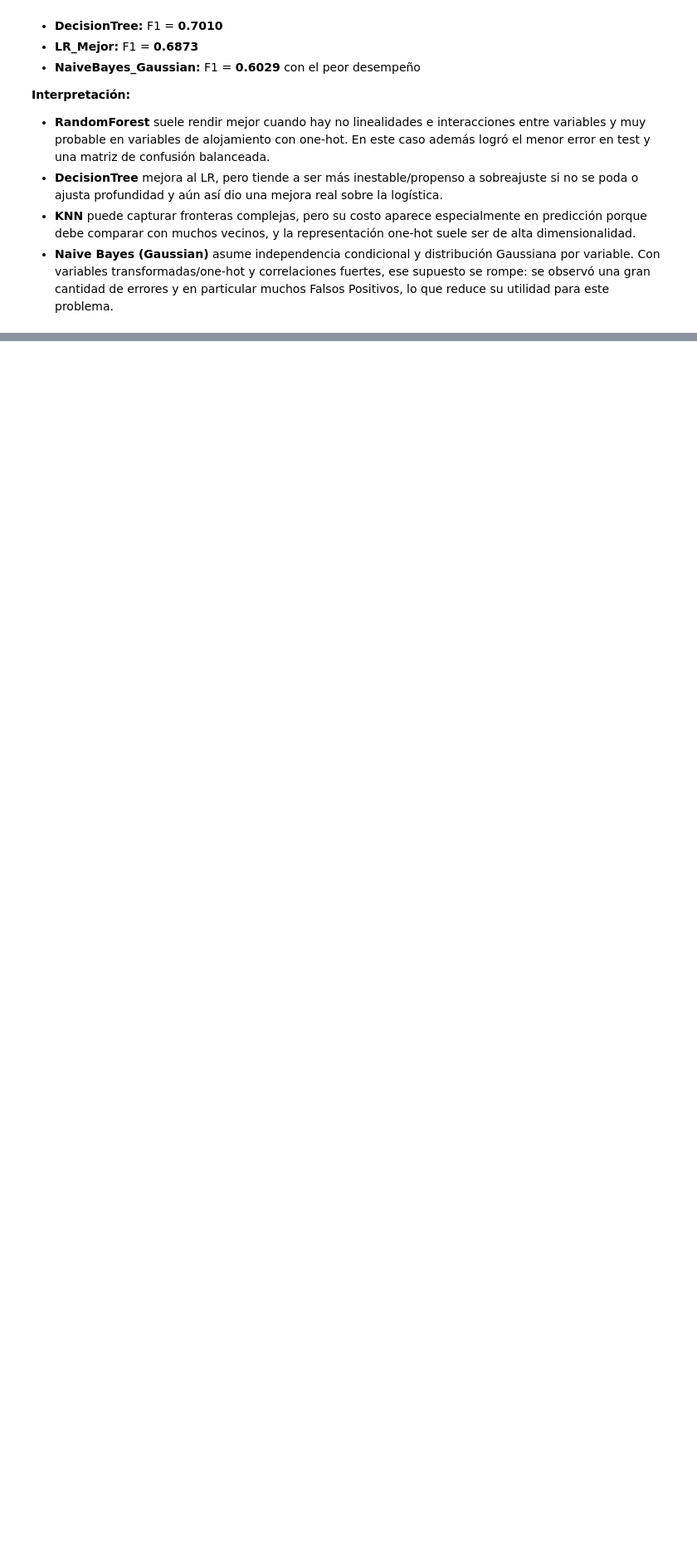
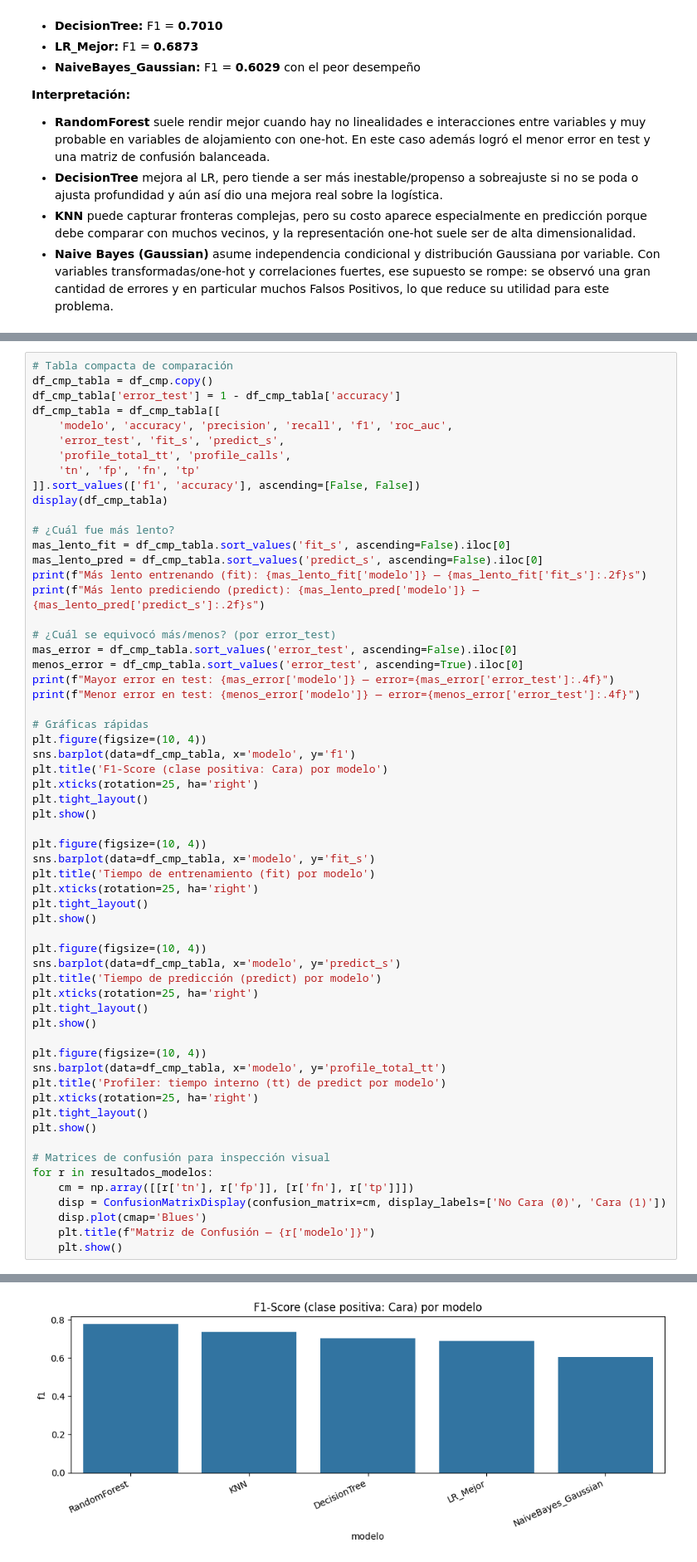
Before and after one commit to Vann06/Mineria_Datos, a Jupyter notebook: Regresion_Logistica.ipynb, the cells around one changed output, grey strips where cells are left out. Shown at 83% size. Cells and saved outputs as stored; diff of their text form; blank space fills up the shorter version.

```diff
--- a/Regresion_Logistica.ipynb
+++ b/Regresion_Logistica.ipynb
@@ -852,0 +863,61 @@ Manteniendo la misma variable respuesta que es_cara y los mismos predictores + p
+# %%
+# Tabla compacta de comparación
+df_cmp_tabla = df_cmp.copy()
+df_cmp_tabla['error_test'] = 1 - df_cmp_tabla['accuracy']
+df_cmp_tabla = df_cmp_tabla[[
+    'modelo', 'accuracy', 'precision', 'recall', 'f1', 'roc_auc',
+    'error_test', 'fit_s', 'predict_s',
+    'profile_total_tt', 'profile_calls',
+    'tn', 'fp', 'fn', 'tp'
+]].sort_values(['f1', 'accuracy'], ascending=[False, False])
+display(df_cmp_tabla)
+
+# ¿Cuál fue más lento?
+mas_lento_fit = df_cmp_tabla.sort_values('fit_s', ascending=False).iloc[0]
+mas_lento_pred = df_cmp_tabla.sort_values('predict_s', ascending=False).iloc[0]
+print(f"Más lento entrenando (fit): {mas_lento_fit['modelo']} — {mas_lento_fit['fit_s']:.2f}s")
+print(f"Más lento prediciendo (predict): {mas_lento_pred['modelo']} — {mas_lento_pred['predict_s']:.2f}s")
+
+# ¿Cuál se equivocó más/menos? (por error_test)
+mas_error = df_cmp_tabla.sort_values('error_test', ascending=False).iloc[0]
+menos_error = df_cmp_tabla.sort_values('error_test', ascending=True).iloc[0]
+print(f"Mayor error en test: {mas_error['modelo']} — error={mas_error['error_test']:.4f}")
+print(f"Menor error en test: {menos_error['modelo']} — error={menos_error['error_test']:.4f}")
+
+# Gráficas rápidas
+plt.figure(figsize=(10, 4))
+sns.barplot(data=df_cmp_tabla, x='modelo', y='f1')
+plt.title('F1-Score (clase positiva: Cara) por modelo')
+plt.xticks(rotation=25, ha='right')
+plt.tight_layout()
+plt.show()
+
+plt.figure(figsize=(10, 4))
+sns.barplot(data=df_cmp_tabla, x='modelo', y='fit_s')
+plt.title('Tiempo de entrenamiento (fit) por modelo')
+plt.xticks(rotation=25, ha='right')
+plt.tight_layout()
+plt.show()
+
+plt.figure(figsize=(10, 4))
+sns.barplot(data=df_cmp_tabla, x='modelo', y='predict_s')
+plt.title('Tiempo de predicción (predict) por modelo')
+plt.xticks(rotation=25, ha='right')
+plt.tight_layout()
+plt.show()
+
+plt.figure(figsize=(10, 4))
+sns.barplot(data=df_cmp_tabla, x='modelo', y='profile_total_tt')
+plt.title('Profiler: tiempo interno (tt) de predict por modelo')
+plt.xticks(rotation=25, ha='right')
+plt.tight_layout()
+plt.show()
+
+# Matrices de confusión para inspección visual
+for r in resultados_modelos:
+    cm = np.array([[r['tn'], r['fp']], [r['fn'], r['tp']]])
+    disp = ConfusionMatrixDisplay(confusion_matrix=cm, display_labels=['No Cara (0)', 'Cara (1)'])
+    disp.plot(cmap='Blues')
+    plt.title(f"Matriz de Confusión — {r['modelo']}")
+    plt.show()
+# %% [output]
@@ -852,0 +934 @@ Manteniendo la misma variable respuesta que es_cara y los mismos predictores + p
+[figure, added]
```
Also changed, not shown: parts of 3 cells of this notebook.
